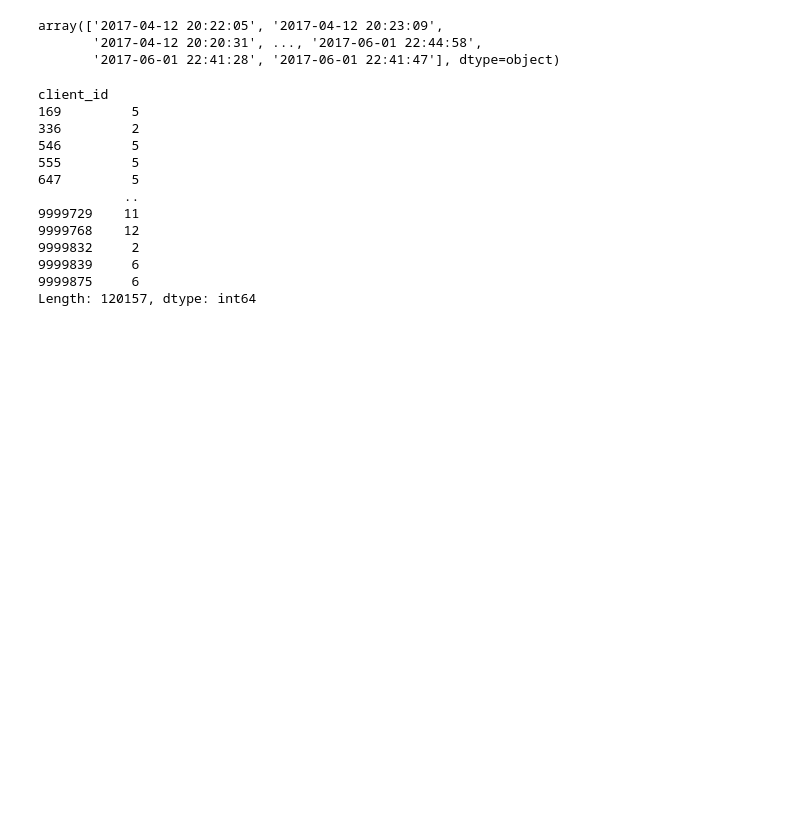
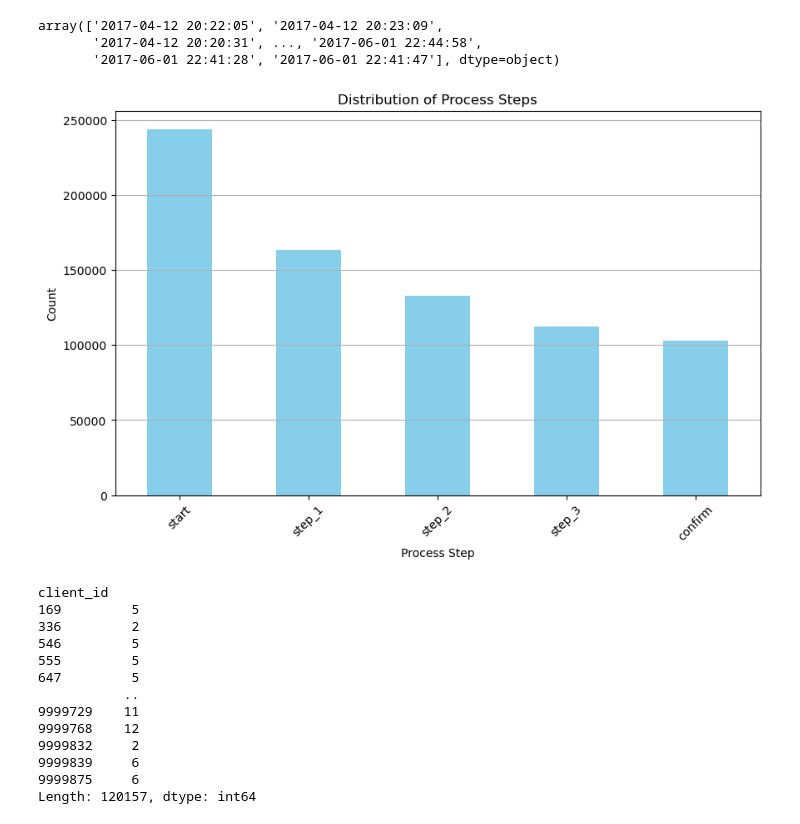
Before and after one commit to Josepdmo/PROJECT2, a Jupyter notebook: EXPLORATORY.ipynb, the cells around one changed output. Saved outputs shown, nothing was run; the diff lists cells and outputs as text; code cells hidden in the pictures; blank space fills up the shorter version.

Commit message:
Created a histogram and separated date time column

```diff
--- a/EXPLORATORY.ipynb
+++ b/EXPLORATORY.ipynb
@@ -369,6 +215,23 @@ df.date_time.unique()
 array(['2017-04-12 20:22:05', '2017-04-12 20:23:09',
        '2017-04-12 20:20:31', ..., '2017-06-01 22:44:58',
        '2017-06-01 22:41:28', '2017-06-01 22:41:47'], dtype=object)
+# %%
+# Count the occurrences of each process step
+process_step_counts = df['process_step'].value_counts()
+
+# Plot a bar chart
+plt.figure(figsize=(10, 6))
+process_step_counts.plot(kind='bar', color='skyblue')
+plt.title('Distribution of Process Steps')
+plt.xlabel('Process Step')
+plt.ylabel('Count')
+plt.xticks(rotation=45)
+plt.grid(axis='y')
+
+# Display the plot
+plt.show()
+# %% [output]
+[figure, added]
 # %%
 clientfreq = df.groupby("client_id")
 clientfreq.size()
```
Also changed, not shown: parts of 34 cells of this notebook.
